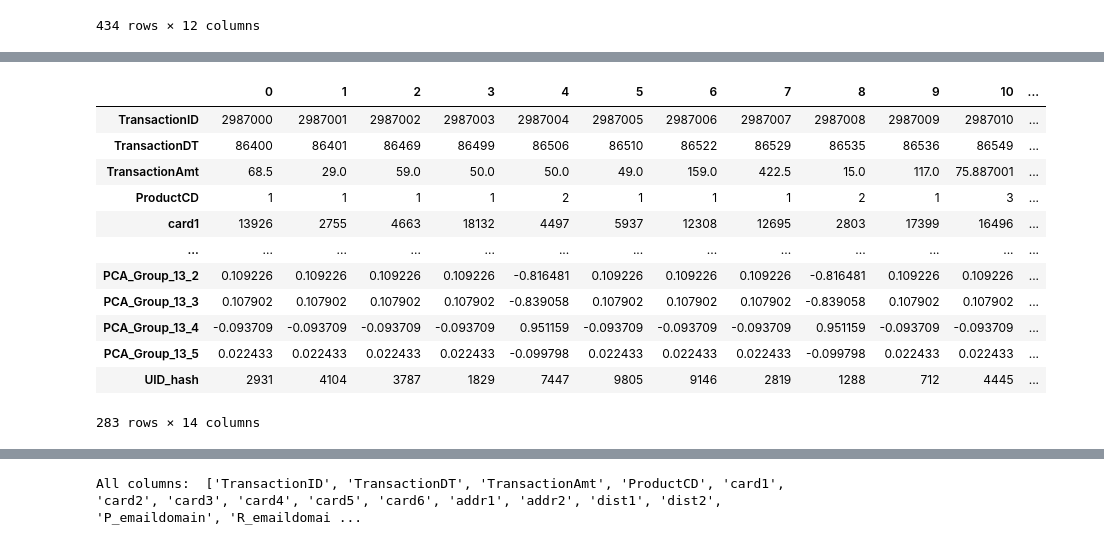
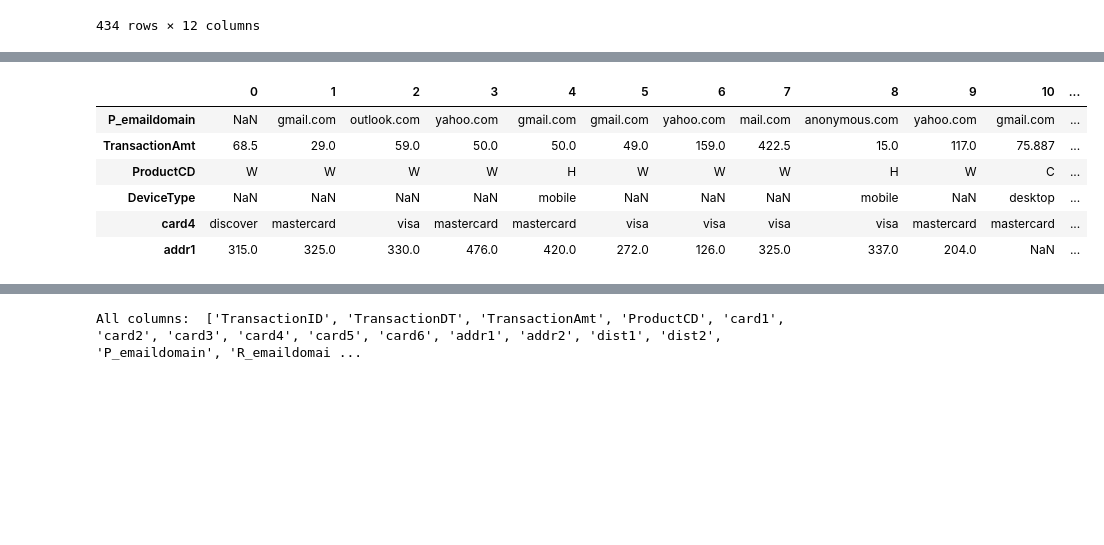
Before and after one commit to kmache/sentinel-fraud-ops, a Jupyter notebook: notebooks/01_exploration.ipynb, the cells around one changed output, grey strips where cells are left out. Saved outputs shown, nothing was run; the diff lists cells and outputs as text; code cells hidden in the pictures; blank space fills up the shorter version.

```diff
--- a/notebooks/01_exploration.ipynb
+++ b/notebooks/01_exploration.ipynb
@@ -117,16 +132,12 @@ X_train_eng, y_train, X_test_eng, y_test = trainer.X_train, trainer.y_train, tra
 # %%
-X_train_eng.head(14).T
+dash_df = X_test_eng[DASHBOARD_FEATURES].copy()
-# %% [output]
-|  | 0 | 1 | 2 | 3 | 4 | 5 | 6 | 7 | 8 | 9 | 10 | ... |
-| TransactionID | 2987000 | 2987001 | 2987002 | 2987003 | 2987004 | 2987005 | 2987006 | 2987007 | 2987008 | 2987009 | 2987010 | ... |
-| TransactionDT | 86400 | 86401 | 86469 | 86499 | 86506 | 86510 | 86522 | 86529 | 86535 | 86536 | 86549 | ... |
-| TransactionAmt | 68.5 | 29.0 | 59.0 | 50.0 | 50.0 | 49.0 | 159.0 | 422.5 | 15.0 | 117.0 | 75.887001 | ... |
-| ProductCD | 1 | 1 | 1 | 1 | 2 | 1 | 1 | 1 | 2 | 1 | 3 | ... |
-| card1 | 13926 | 2755 | 4663 | 18132 | 4497 | 5937 | 12308 | 12695 | 2803 | 17399 | 16496 | ... |
-| ... | ... | ... | ... | ... | ... | ... | ... | ... | ... | ... | ... | ... |
-| PCA_Group_13_2 | 0.109226 | 0.109226 | 0.109226 | 0.109226 | -0.816481 | 0.109226 | 0.109226 | 0.109226 | -0.816481 | 0.109226 | 0.109226 | ... |
-| PCA_Group_13_3 | 0.107902 | 0.107902 | 0.107902 | 0.107902 | -0.839058 | 0.107902 | 0.107902 | 0.107902 | -0.839058 | 0.107902 | 0.107902 | ... |
-| PCA_Group_13_4 | -0.093709 | -0.093709 | -0.093709 | -0.093709 | 0.951159 | -0.093709 | -0.093709 | -0.093709 | 0.951159 | -0.093709 | -0.093709 | ... |
-| PCA_Group_13_5 | 0.022433 | 0.022433 | 0.022433 | 0.022433 | -0.099798 | 0.022433 | 0.022433 | 0.022433 | -0.099798 | 0.022433 | 0.022433 | ... |
-| UID_hash | 2931 | 4104 | 3787 | 1829 | 7447 | 9805 | 9146 | 2819 | 1288 | 712 | 4445 | ... |
-283 rows × 14 columns
+# %%
+df[[c for c in DASHBOARD_FEATURES if c in df.columns]].head(14).T
+# %% [output]
+|  | 0 | 1 | 2 | 3 | 4 | 5 | 6 | 7 | 8 | 9 | 10 | ... |
+| P_emaildomain | NaN | gmail.com | outlook.com | yahoo.com | gmail.com | gmail.com | yahoo.com | mail.com | anonymous.com | yahoo.com | gmail.com | ... |
+| TransactionAmt | 68.5 | 29.0 | 59.0 | 50.0 | 50.0 | 49.0 | 159.0 | 422.5 | 15.0 | 117.0 | 75.887 | ... |
+| ProductCD | W | W | W | W | H | W | W | W | H | W | C | ... |
+| DeviceType | NaN | NaN | NaN | NaN | mobile | NaN | NaN | NaN | mobile | NaN | desktop | ... |
+| card4 | discover | mastercard | visa | mastercard | mastercard | visa | visa | visa | visa | mastercard | mastercard | ... |
+| addr1 | 315.0 | 325.0 | 330.0 | 476.0 | 420.0 | 272.0 | 126.0 | 325.0 | 337.0 | 204.0 | NaN | ... |
```
Also changed, not shown: parts of 10 cells of this notebook, 7 other files.
